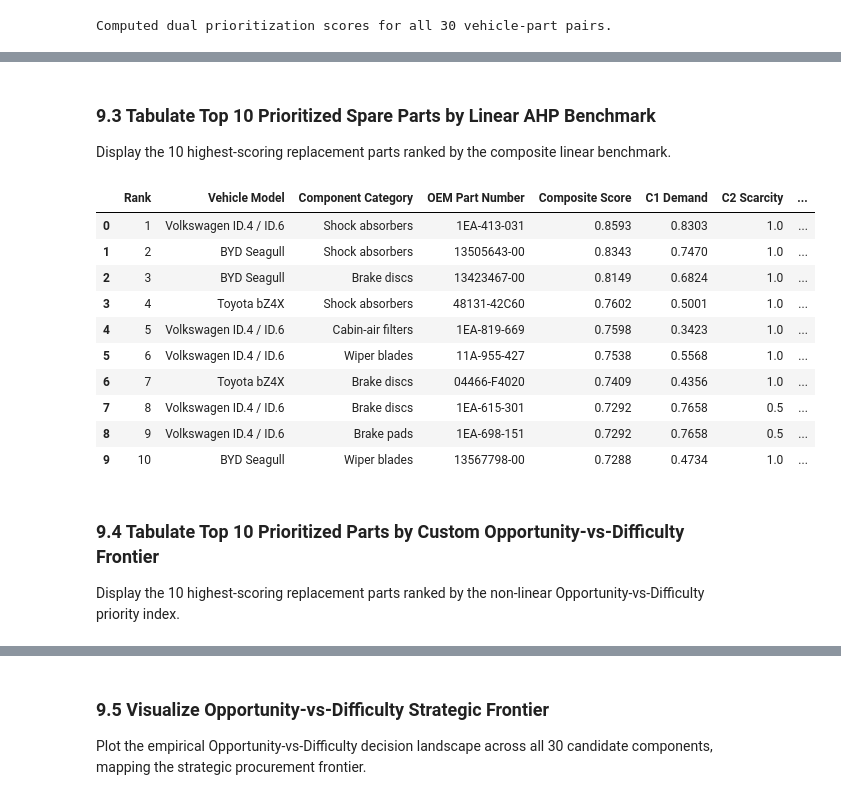
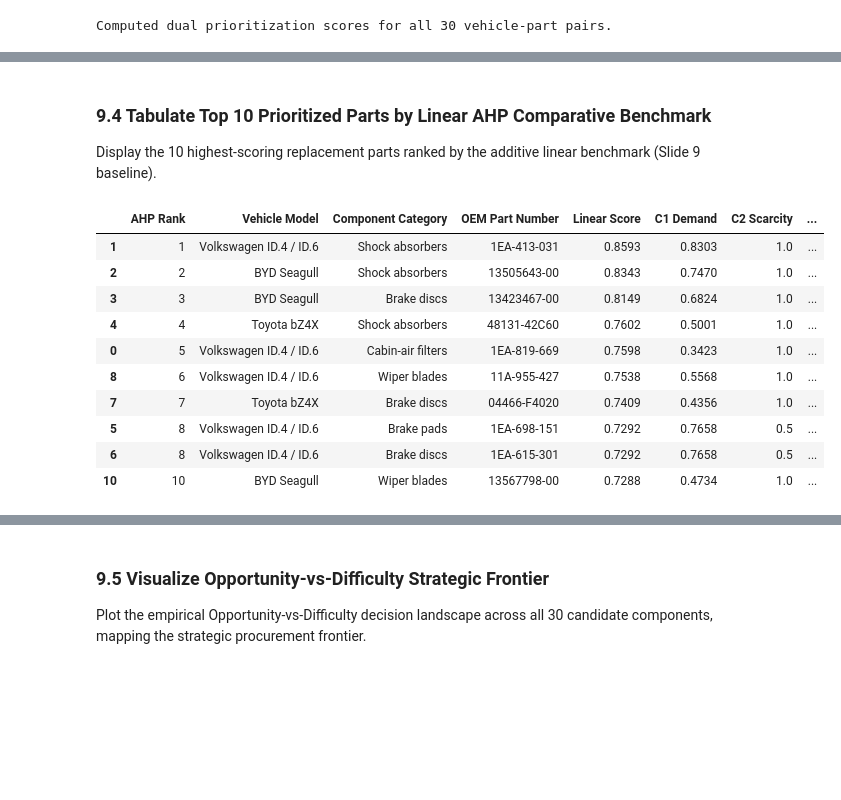
Before and after one commit to EstarCode/ev-spare-parts-prioritization, a Jupyter notebook: notebooks/Abraham_Amogne_EV_Spare_Parts_Prioritization.ipynb, the cells around one changed output, grey strips where cells are left out. Saved outputs shown, nothing was run; the diff lists cells and outputs as text; code cells hidden in the pictures; blank space fills up the shorter version.

Commit message:
feat: promote Opportunity-vs-Difficulty Frontier to primary ranking engine across pipeline, exports, and notebook

```diff
--- a/notebooks/Abraham_Amogne_EV_Spare_Parts_Prioritization.ipynb
+++ b/notebooks/Abraham_Amogne_EV_Spare_Parts_Prioritization.ipynb
@@ -1064,23 +1084,20 @@ Computed dual prioritization scores for all 30 vehicle-part pairs.
 # %% [markdown]
-### 9.3 Tabulate Top 10 Prioritized Spare Parts by Linear AHP Benchmark
-Display the 10 highest-scoring replacement parts ranked by the composite linear benchmark.
+### 9.4 Tabulate Top 10 Prioritized Parts by Linear AHP Comparative Benchmark
+Display the 10 highest-scoring replacement parts ranked by the additive linear benchmark (Slide 9 baseline).
 # %%
-score_cols = ["priority_rank", "vehicle_model", "part_category", "oem_reference", "composite_priority_score", "demand_score", "scarcity_score", "compatibility_score", "practicality_score", "confidence_score"]
-display_scored = df_scored[score_cols].head(10).copy()
-display_scored.columns = ["Rank", "Vehicle Model", "Component Category", "OEM Part Number", "Composite Score", "C1 Demand", "C2 Scarcity", "C3 Compatibility", "C4 Practicality", "C5 Confidence"]
-display(display_scored)
+score_cols = ["ahp_linear_rank", "vehicle_model", "part_category", "oem_reference", "composite_priority_score", "demand_score", "scarcity_score", "compatibility_score", "practicality_score", "confidence_score"]
+display_linear = df_scored.sort_values("composite_priority_score", ascending=False)[score_cols].head(10).copy()
+display_linear.columns = ["AHP Rank", "Vehicle Model", "Component Category", "OEM Part Number", "Linear Score", "C1 Demand", "C2 Scarcity", "C3 Compatibility", "C4 Practicality", "C5 Confidence"]
+display(display_linear)
 # %% [output]
-|  | Rank | Vehicle Model | Component Category | OEM Part Number | Composite Score | C1 Demand | C2 Scarcity | ... |
-| 0 | 1 | Volkswagen ID.4 / ID.6 | Shock absorbers | 1EA-413-031 | 0.8593 | 0.8303 | 1.0 | ... |
-| 1 | 2 | BYD Seagull | Shock absorbers | 13505643-00 | 0.8343 | 0.7470 | 1.0 | ... |
-| 2 | 3 | BYD Seagull | Brake discs | 13423467-00 | 0.8149 | 0.6824 | 1.0 | ... |
-| 3 | 4 | Toyota bZ4X | Shock absorbers | 48131-42C60 | 0.7602 | 0.5001 | 1.0 | ... |
-| 4 | 5 | Volkswagen ID.4 / ID.6 | Cabin-air filters | 1EA-819-669 | 0.7598 | 0.3423 | 1.0 | ... |
-| 5 | 6 | Volkswagen ID.4 / ID.6 | Wiper blades | 11A-955-427 | 0.7538 | 0.5568 | 1.0 | ... |
-| 6 | 7 | Toyota bZ4X | Brake discs | 04466-F4020 | 0.7409 | 0.4356 | 1.0 | ... |
-| 7 | 8 | Volkswagen ID.4 / ID.6 | Brake discs | 1EA-615-301 | 0.7292 | 0.7658 | 0.5 | ... |
-| 8 | 9 | Volkswagen ID.4 / ID.6 | Brake pads | 1EA-698-151 | 0.7292 | 0.7658 | 0.5 | ... |
-| 9 | 10 | BYD Seagull | Wiper blades | 13567798-00 | 0.7288 | 0.4734 | 1.0 | ... |
+|  | AHP Rank | Vehicle Model | Component Category | OEM Part Number | Linear Score | C1 Demand | C2 Scarcity | ... |
+| 1 | 1 | Volkswagen ID.4 / ID.6 | Shock absorbers | 1EA-413-031 | 0.8593 | 0.8303 | 1.0 | ... |
+| 2 | 2 | BYD Seagull | Shock absorbers | 13505643-00 | 0.8343 | 0.7470 | 1.0 | ... |
+| 3 | 3 | BYD Seagull | Brake discs | 13423467-00 | 0.8149 | 0.6824 | 1.0 | ... |
+| 4 | 4 | Toyota bZ4X | Shock absorbers | 48131-42C60 | 0.7602 | 0.5001 | 1.0 | ... |
+| 0 | 5 | Volkswagen ID.4 / ID.6 | Cabin-air filters | 1EA-819-669 | 0.7598 | 0.3423 | 1.0 | ... |
+| 8 | 6 | Volkswagen ID.4 / ID.6 | Wiper blades | 11A-955-427 | 0.7538 | 0.5568 | 1.0 | ... |
+| 7 | 7 | Toyota bZ4X | Brake discs | 04466-F4020 | 0.7409 | 0.4356 | 1.0 | ... |
+| 5 | 8 | Volkswagen ID.4 / ID.6 | Brake pads | 1EA-698-151 | 0.7292 | 0.7658 | 0.5 | ... |
+| 6 | 8 | Volkswagen ID.4 / ID.6 | Brake discs | 1EA-615-301 | 0.7292 | 0.7658 | 0.5 | ... |
+| 10 | 10 | BYD Seagull | Wiper blades | 13567798-00 | 0.7288 | 0.4734 | 1.0 | ... |
-# %% [markdown]
-### 9.4 Tabulate Top 10 Prioritized Parts by Custom Opportunity-vs-Difficulty Frontier
-Display the 10 highest-scoring replacement parts ranked by the non-linear Opportunity-vs-Difficulty priority index.
```
Also changed, not shown: parts of 15 cells of this notebook, 17 other files.
